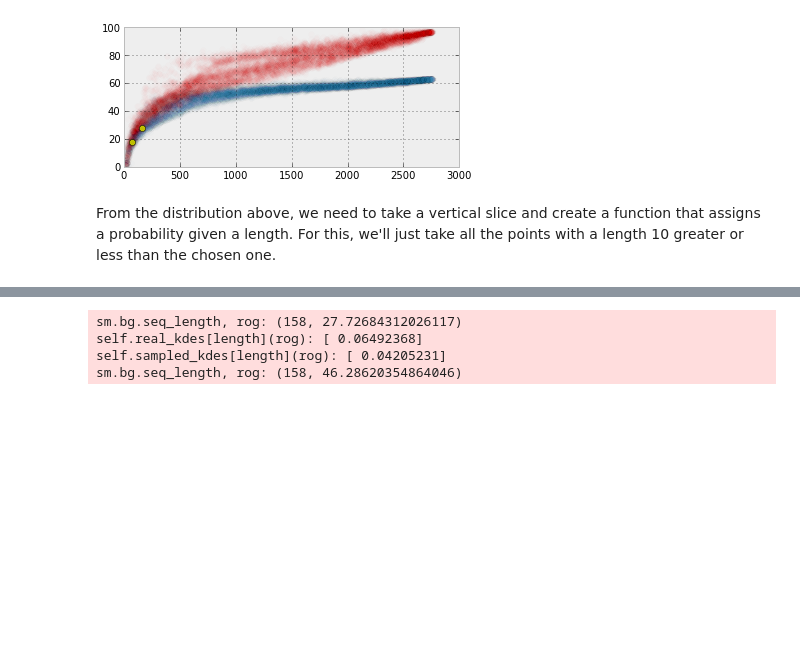
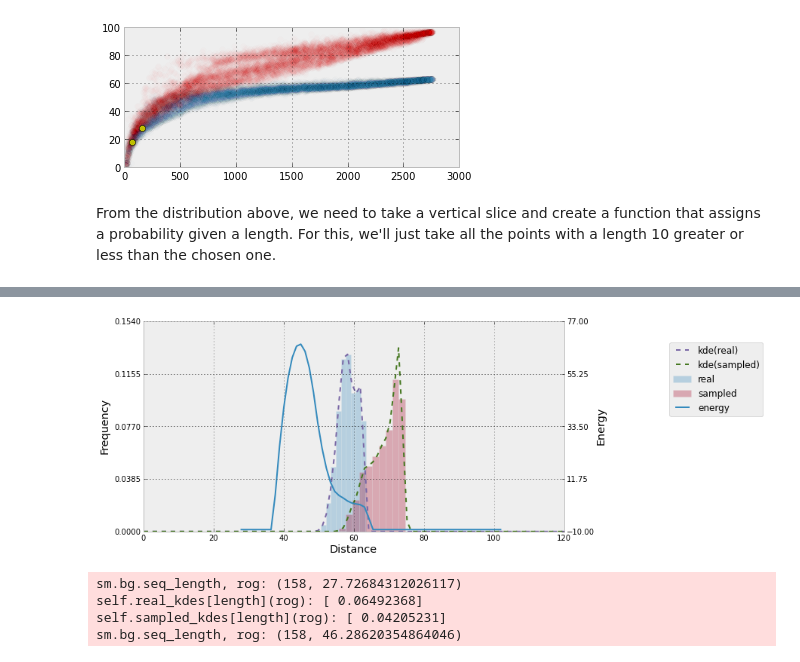
Before and after one commit to ViennaRNA/ernwin, a Jupyter notebook: ipy_notebook_ernwin.ipynb, the cells around one changed output, grey strips where cells are left out. Cells and saved outputs as stored; diff of their text form; code cells hidden in the pictures; blank space fills up the shorter version.

```diff
--- a/ipy_notebook_ernwin.ipynb
+++ b/ipy_notebook_ernwin.ipynb
@@ -443,3 +444,8 @@ plot_probs(structs["1jj2"], pseudocount=.0001)
+# %%
+figsize(10, 5)
+plot_probs(structs["1jj2"], data, data3, pseudocount=.0001)
+# %% [output]
+[figure, added]
 # %%
 import fess.builder.energy as cbe
 import os.path as op
```
Also changed, not shown: parts of 7 cells of this notebook.
